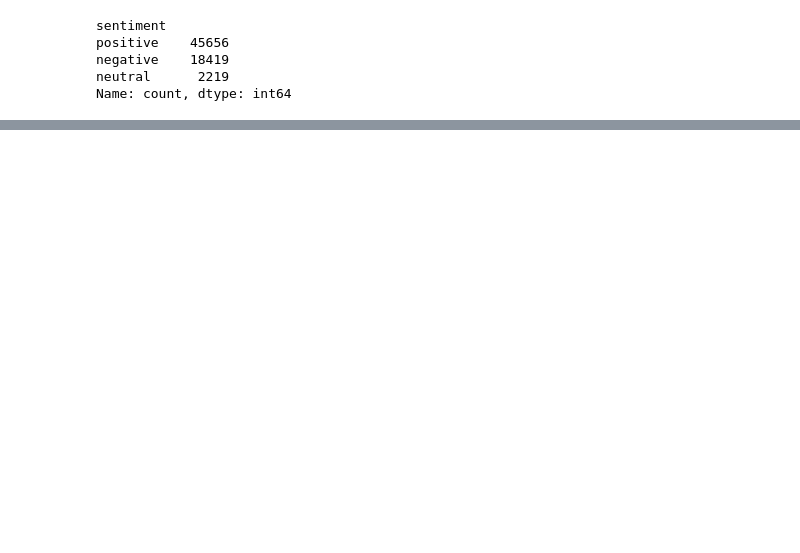
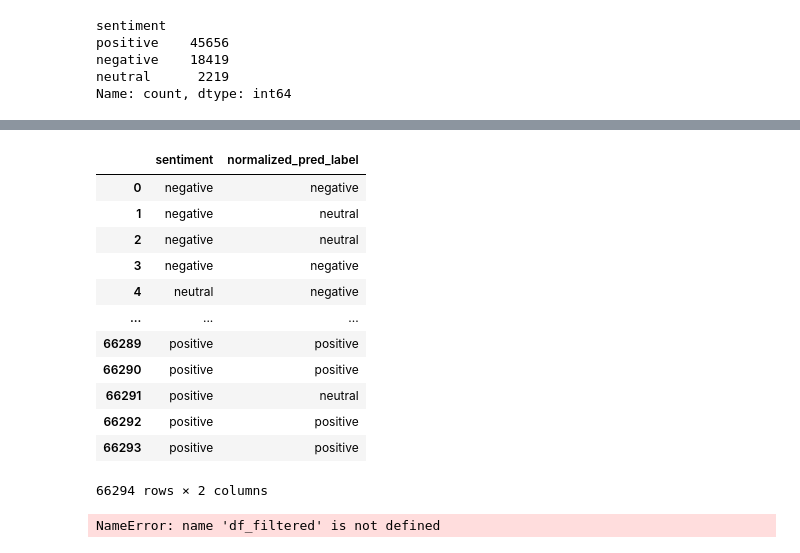
Before and after one commit to enisba/paycell-review-analysis, a Jupyter notebook: Notebooks/03_modeling.ipynb, the cells around one changed output, grey strips where cells are left out. Cells and saved outputs as stored; diff of their text form; code cells hidden in the pictures; blank space fills up the shorter version.

```diff
--- a/Notebooks/03_modeling.ipynb
+++ b/Notebooks/03_modeling.ipynb
@@ -63,6 +95,24 @@ Name: count, dtype: int64
+# %%
+df[["sentiment","normalized_pred_label"]]
+# %% [output]
+|  | sentiment | normalized_pred_label |
+| 0 | negative | negative |
+| 1 | negative | neutral |
+| 2 | negative | neutral |
+| 3 | negative | negative |
+| 4 | neutral | negative |
+| ... | ... | ... |
+| 66289 | positive | positive |
+| 66290 | positive | positive |
+| 66291 | positive | neutral |
+| 66292 | positive | positive |
+| 66293 | positive | positive |
+66294 rows × 2 columns
 # %%
 
-df_filtered[["lemmas", "sentiment_star"]].to_csv("sentiment_results.csv", index=False)
+df[["lemmas", "normalized_pred_label"]].to_csv("sentiment_results.csv", index=False)
+# %% [output]
+NameError: name 'df_filtered' is not defined
 # %%
 from sklearn.metrics import accuracy_score
 df_filtered = df.loc[df["lemmas"].notna() & df["Puan"].notna()].copy()
```
Also changed, not shown: parts of 10 cells of this notebook.
